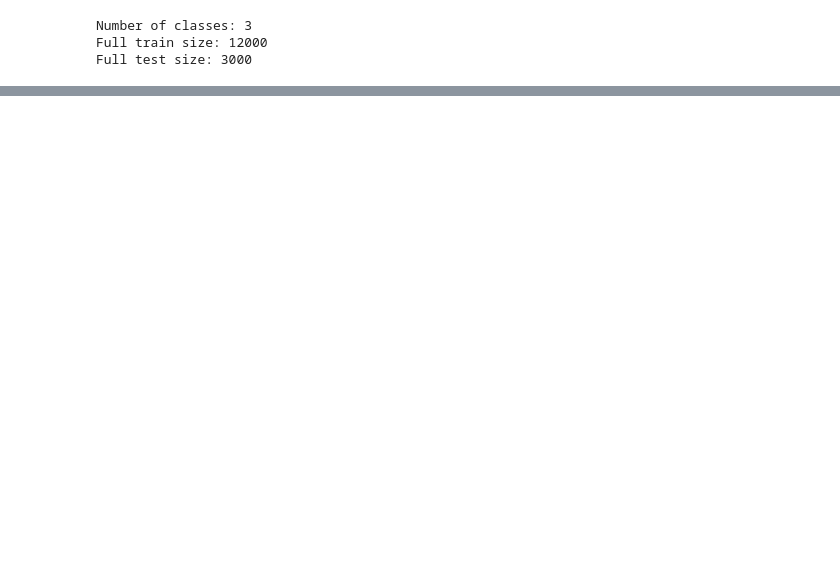
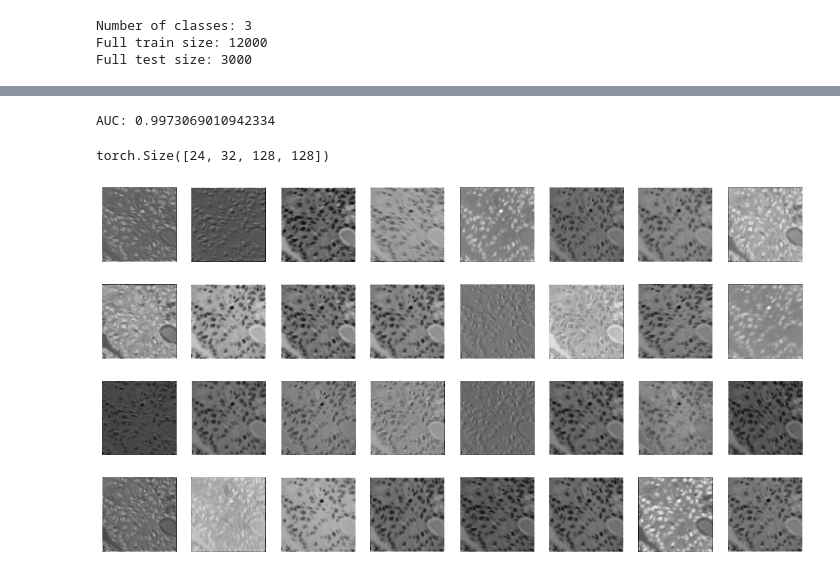
Before and after one commit to sonjoy1s/LungCancer, a Jupyter notebook: LungCancerForPaper.ipynb, the cells around one changed output, grey strips where cells are left out. Saved outputs shown, nothing was run; the diff lists cells and outputs as text; code cells hidden in the pictures; blank space fills up the shorter version.

```diff
--- a/LungCancerForPaper.ipynb
+++ b/LungCancerForPaper.ipynb
@@ -282,0 +354,47 @@ weighted avg       0.94      0.94      0.94      3000
+# %%
+import torch.nn.functional as F
+from sklearn.metrics import roc_auc_score
+
+model.eval()
+
+all_probs = []
+all_labels = []
+
+with torch.no_grad():
+    for images, labels in test_loader:
+
+        outputs = model(images)
+
+        probs = F.softmax(outputs, dim=1)
+
+        all_probs.extend(probs.cpu().numpy())
+        all_labels.extend(labels.cpu().numpy())
+
+auc = roc_auc_score(
+    all_labels,
+    all_probs,
+    multi_class='ovr'
+)
+
+print("AUC:", auc)
+# %% [output]
+AUC: 0.9973069010942334
+# %%
+feature_map = model.features[0](images)
+print(feature_map.shape)
+
+fig, axes = plt.subplots(4,8, figsize=(15,8))
+
+for i, ax in enumerate(axes.flat):
+
+    ax.imshow(
+        feature_map[0,i].detach().cpu().numpy(),
+        cmap='gray'
+    )
+
+    ax.axis('off')
+
+plt.show()
+# %% [output]
+torch.Size([24, 32, 128, 128])
+[figure, added]
```
Also changed, not shown: parts of 12 cells of this notebook.
